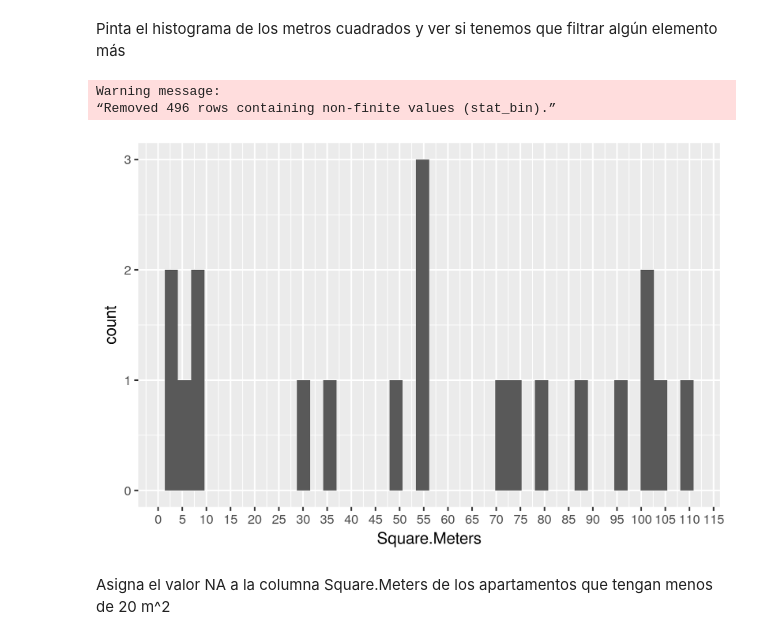
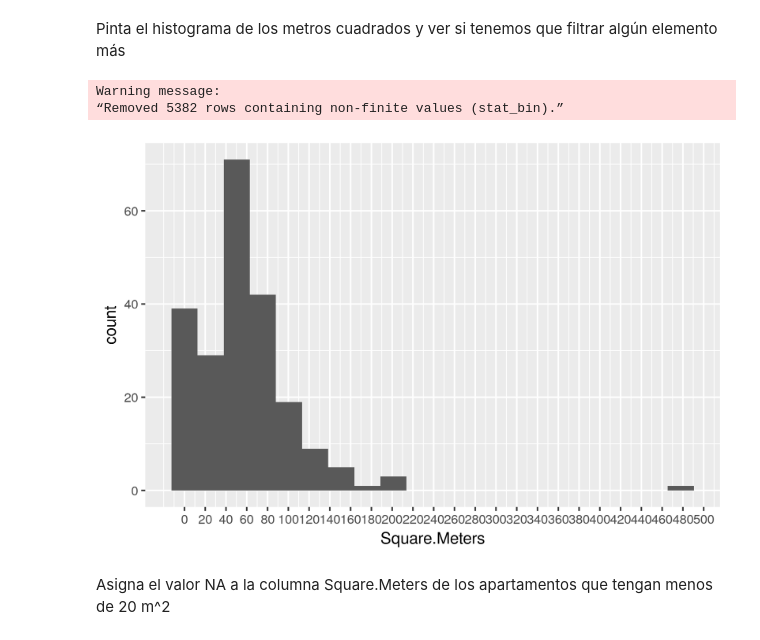
Before and after one commit to bernikrn/data-mining-practica, a Jupyter notebook: Practica-BernardoKoron.ipynb, the cells around one changed output. Cells and saved outputs as stored; diff of their text form; code cells hidden in the pictures.

```diff
--- a/Practica-BernardoKoron.ipynb
+++ b/Practica-BernardoKoron.ipynb
@@ -74,0 +70,11 @@ A data.frame: 6 × 12
+# %%
+paste('Cantidad de entradas iniciales: ', airbnb |> nrow())
+
+df_madrid <- airbnb |>
+                filter(City == "Madrid") |>
+                filter(Room.Type == "Entire home/apt") |>
+                filter(Neighbourhood != '') |>
+                filter(!is.na(Neighbourhood)) |>
+                select(-c('Room.Type','City'))
+
+paste('Cantidad de entradas luego de filtrado: ', nrow(df_madrid))
@@ -75,7 +84,8 @@ A data.frame: 6 × 12
 # %% [markdown]
 Crea una nueva columna llamada Square.Meters a partir de Square.Feet. Recuerda que un pie cuadrado son 0.092903 metros cuadrados.
 # %%
-df_madrid$Square.Meters <- df_madrid$Square.Feet * 0.092903
+df_madrid <- df_madrid |> mutate(Square.Meters = Square.Feet*0.092903)
+df_madrid <- df_madrid |> select(-c('Square.Feet'))
 
-df_madrid[!is.na(df_madrid$Square.Feet),] |> head(5)
+df_madrid |> head()
 # %% [output]
@@ -130,12 +139,12 @@ Son muchos, vamos a intentar crear un modelo que nos prediga cuantos son los met
 Pinta el histograma de los metros cuadrados y ver si tenemos que filtrar algún elemento más
 # %%
 ggplot(data=df_madrid, aes(x=Square.Meters))+
-    geom_histogram(bins=40)+
-    scale_x_continuous(breaks = seq(0, 400, by = 5))
+    geom_histogram(bins=20)+
+    scale_x_continuous(breaks = seq(0, 600, by = 20))
 # %% [output]
 Warning message:
-“Removed 496 rows containing non-finite values (stat_bin).”
+“Removed 5382 rows containing non-finite values (stat_bin).”
-[figure, old version]
+[figure, new version]
 # %% [markdown]
 Asigna el valor NA a la columna Square.Meters de los apartamentos que tengan menos de 20 m^2
 # %%
```
Also changed, not shown: parts of 36 cells of this notebook, 1 other file.
